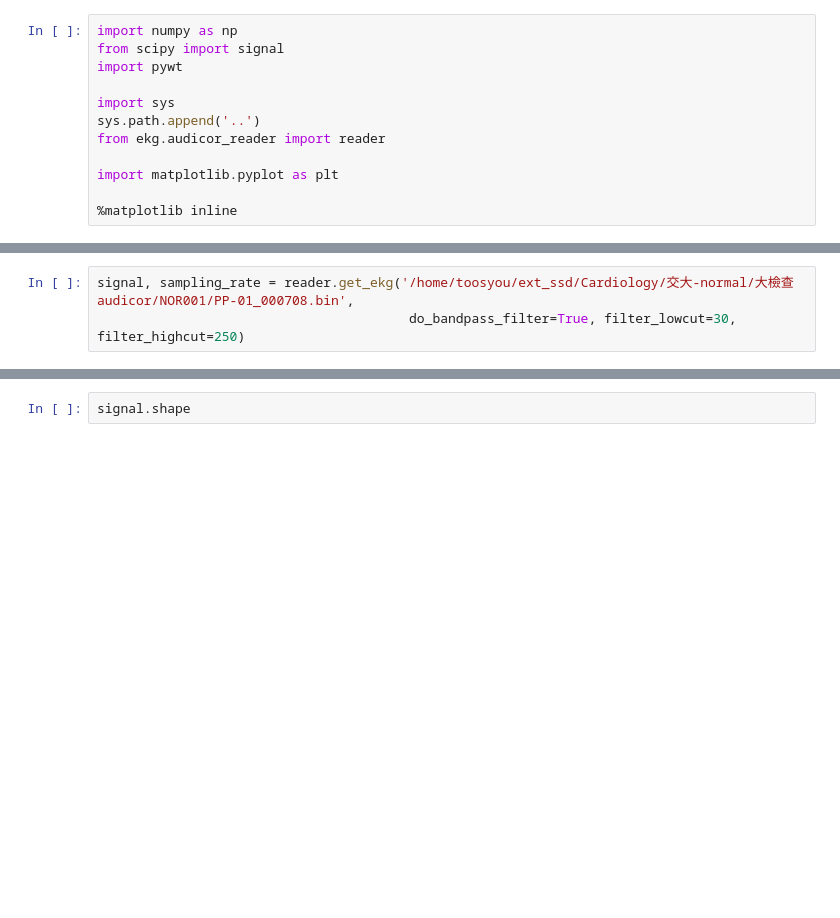
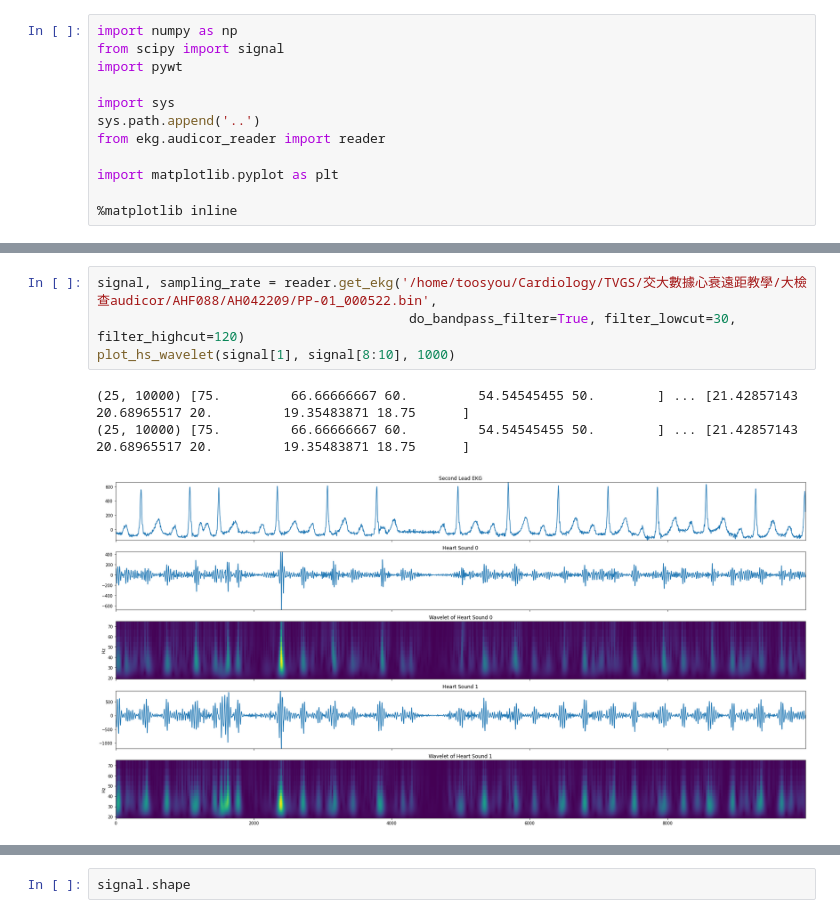
Before and after one commit to writerwriter/ekg, a Jupyter notebook: notebooks/wavelet.ipynb, the cells around one changed output, grey strips where cells are left out. Saved outputs shown, nothing was run; the diff lists cells and outputs as text; blank space fills up the shorter version.

```diff
--- a/notebooks/wavelet.ipynb
+++ b/notebooks/wavelet.ipynb
@@ -22,3 +49,8 @@ sig = X[1, 9, :]
 # %%
-signal, sampling_rate = reader.get_ekg('/home/toosyou/ext_ssd/Cardiology/交大-normal/大檢查audicor/NOR001/PP-01_000708.bin',
-                                        do_bandpass_filter=True, filter_lowcut=30, filter_highcut=250)
+signal, sampling_rate = reader.get_ekg('/home/toosyou/Cardiology/TVGS/交大數據心衰遠距教學/大檢查audicor/AHF088/AH042209/PP-01_000522.bin',
+                                        do_bandpass_filter=True, filter_lowcut=30, filter_highcut=120)
+plot_hs_wavelet(signal[1], signal[8:10], 1000)
+# %% [output]
+(25, 10000) [75.         66.66666667 60.         54.54545455 50.        ] ... [21.42857143 20.68965517 20.         19.35483871 18.75      ]
+(25, 10000) [75.         66.66666667 60.         54.54545455 50.        ] ... [21.42857143 20.68965517 20.         19.35483871 18.75      ]
+[figure, added]
```
Also changed, not shown: parts of 14 cells of this notebook, 2 other files.
